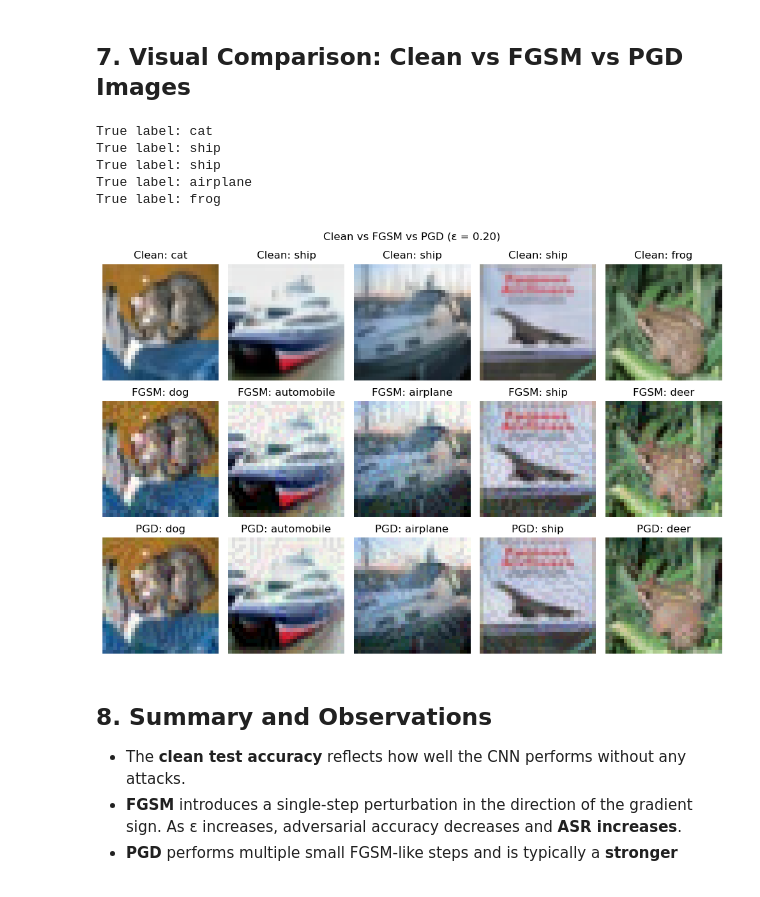
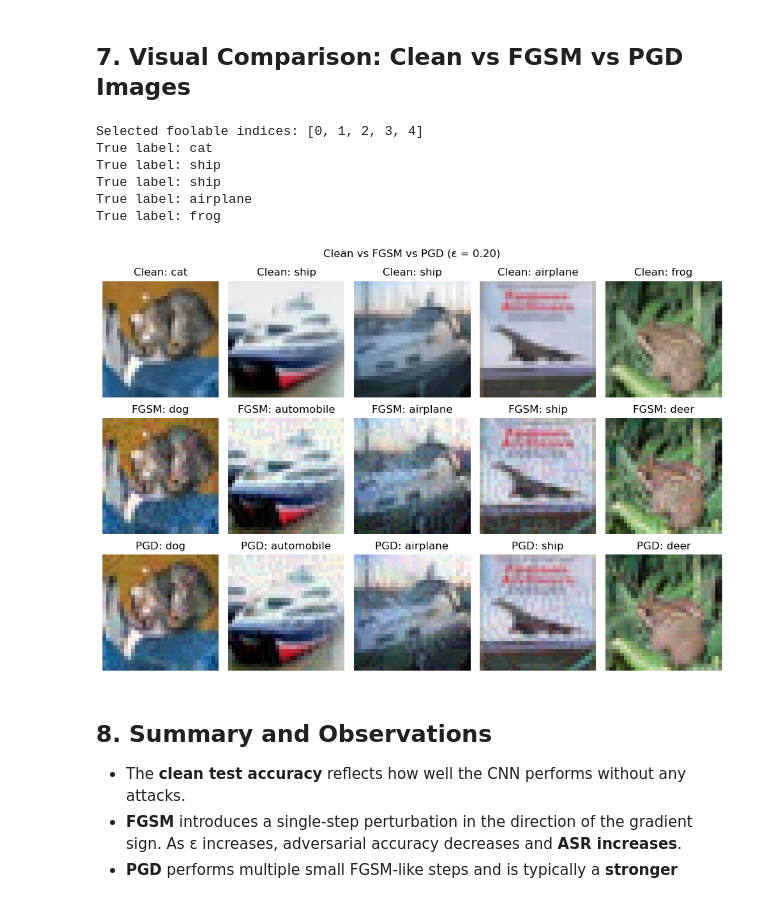
Before and after one commit to aayush-kushwaha/Adversarial_Machine_Learning, a Jupyter notebook: adversarial_project_refactored.ipynb, the cells around one changed output. Saved outputs shown, nothing was run; the diff lists cells and outputs as text; code cells hidden in the pictures.

```diff
--- a/adversarial_project_refactored.ipynb
+++ b/adversarial_project_refactored.ipynb
@@ -405,18 +405,62 @@ def to_numpy(img_tensor):
     img = np.clip(img, 0, 1)
     return img
 
-# Get one batch
-dataiter = iter(testloader)
-images, labels = next(dataiter)
-images, labels = images.to(device), labels.to(device)
 
+# --- NEW CODE: find images that FGSM + PGD actually fool ---
+def get_foolable_indices(model, testloader, eps, alpha, steps, max_needed=5):
+    model.eval()
+    fool_indices = []
+    global_index = 0
+
+    for images, labels in testloader:
+        images, labels = images.to(device), labels.to(device)
+
+        fgsm_imgs = fgsm_attack(model, images, labels, eps)
+        pgd_imgs  = pgd_attack(model, images, labels, eps, alpha, steps)
+
+        with torch.no_grad():
+            clean_pred = model(images).argmax(1)
+            fgsm_pred  = model(fgsm_imgs).argmax(1)
+            pgd_pred   = model(pgd_imgs).argmax(1)
+
+        for i in range(len(labels)):
+            # pick images fooled by both FGSM and PGD
+            if fgsm_pred[i] != labels[i] and pgd_pred[i] != labels[i]:
+                fool_indices.append(global_index + i)
+
+            if len(fool_indices) >= max_needed:
+                return fool_indices
+
+        global_index += len(labels)
+
+    return fool_indices
+
+
+# Parameters for visualization
 epsilon_vis = 0.2
 alpha_vis = epsilon_vis / 4
 steps_vis = 10
 
+# Get 5 examples that are actually fooled
+fool_idx = get_foolable_indices(
+    model, testloader,
+    eps=epsilon_vis,
+    alpha=alpha_vis,
+    steps=steps_vis,
+    max_needed=5
+)
+
+print("Selected foolable indices:", fool_idx)
+
+# Load images for visualization
+images = torch.stack([testset[i][0] for i in fool_idx]).to(device)
+labels = torch.tensor([testset[i][1] for i in fool_idx]).to(device)
+
+# Create FGSM / PGD adversarial versions
 fgsm_images = fgsm_attack(model, images, labels, epsilon_vis)
-pgd_images = pgd_attack(model, images, labels, epsilon_vis, alpha_vis, steps_vis)
+pgd_images  = pgd_attack(model, images, labels, epsilon_vis, alpha_vis, steps_vis)
 
+# Predictions
 model.eval()
 with torch.no_grad():
     clean_out = model(images)
@@ -427,39 +471,42 @@ _, clean_pred = torch.max(clean_out, 1)
 _, fgsm_pred = torch.max(fgsm_out, 1)
 _, pgd_pred = torch.max(pgd_out, 1)
 
+
+# ---- VISUALIZATION (unchanged) ----
 num_examples = 5
 plt.figure(figsize=(10, 7))
 
 for i in range(num_examples):
     # Clean
     plt.subplot(3, num_examples, i + 1)
     plt.imshow(to_numpy(images[i]))
     plt.title(f"Clean: {class_names[clean_pred[i]]}")
     plt.axis("off")
     print("True label:", class_names[labels[i].item()])
 
     # FGSM
     plt.subplot(3, num_examples, i + 1 + num_examples)
     plt.imshow(to_numpy(fgsm_images[i]))
     plt.title(f"FGSM: {class_names[fgsm_pred[i]]}")
     plt.axis("off")
 
     # PGD
     plt.subplot(3, num_examples, i + 1 + 2 * num_examples)
     plt.imshow(to_numpy(pgd_images[i]))
     plt.title(f"PGD: {class_names[pgd_pred[i]]}")
     plt.axis("off")
 
 plt.suptitle("Clean vs FGSM vs PGD (ε = {:.2f})".format(epsilon_vis))
 plt.tight_layout()
 plt.show()
 # %% [output]
+Selected foolable indices: [0, 1, 2, 3, 4]
 True label: cat
 True label: ship
 True label: ship
 True label: airplane
 True label: frog
-[figure, old version]
+[figure, new version]
 # %% [markdown]
 ## 8. Summary and Observations
 
```
Also changed, not shown: parts of 7 cells of this notebook, 1 other file.
